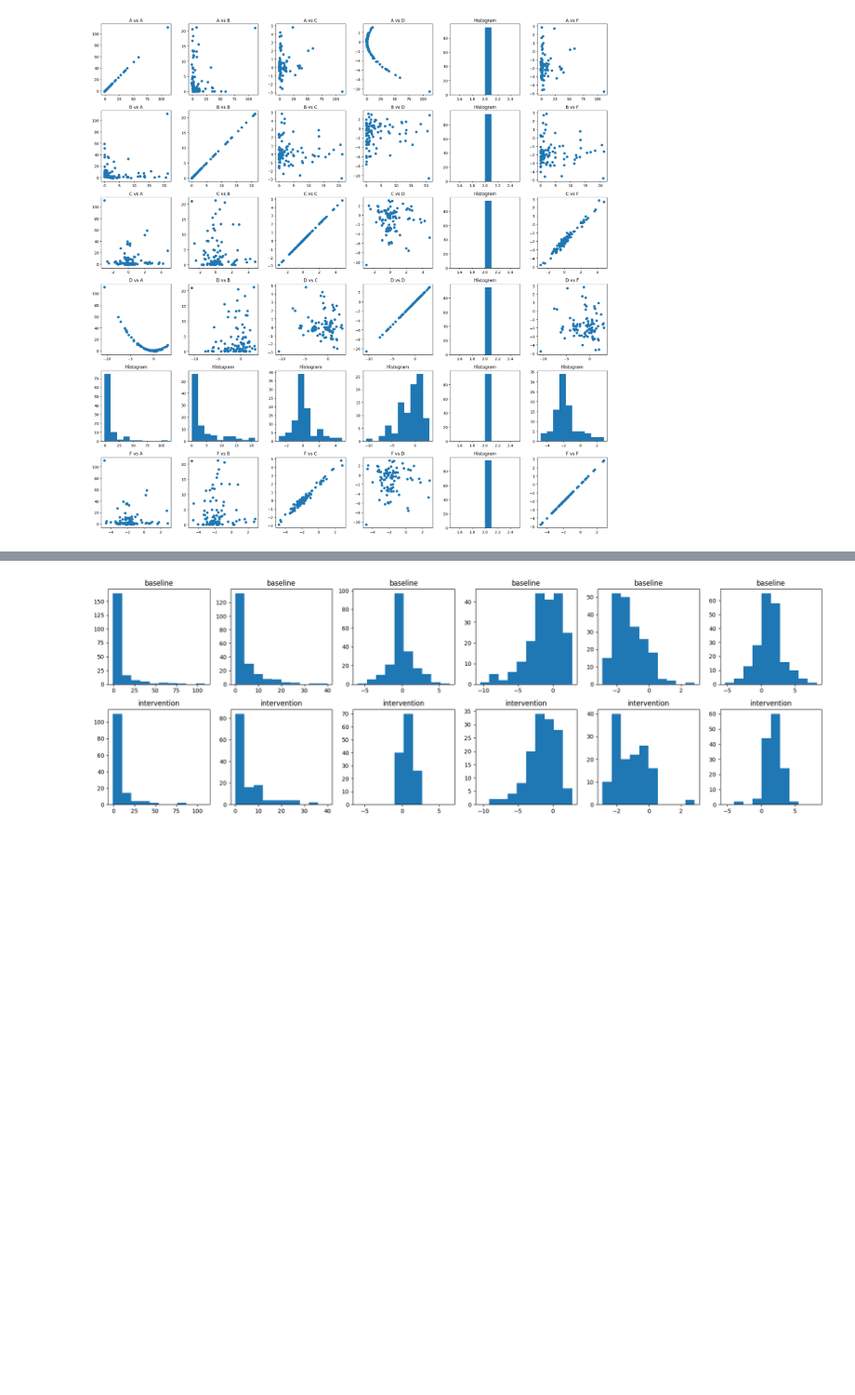
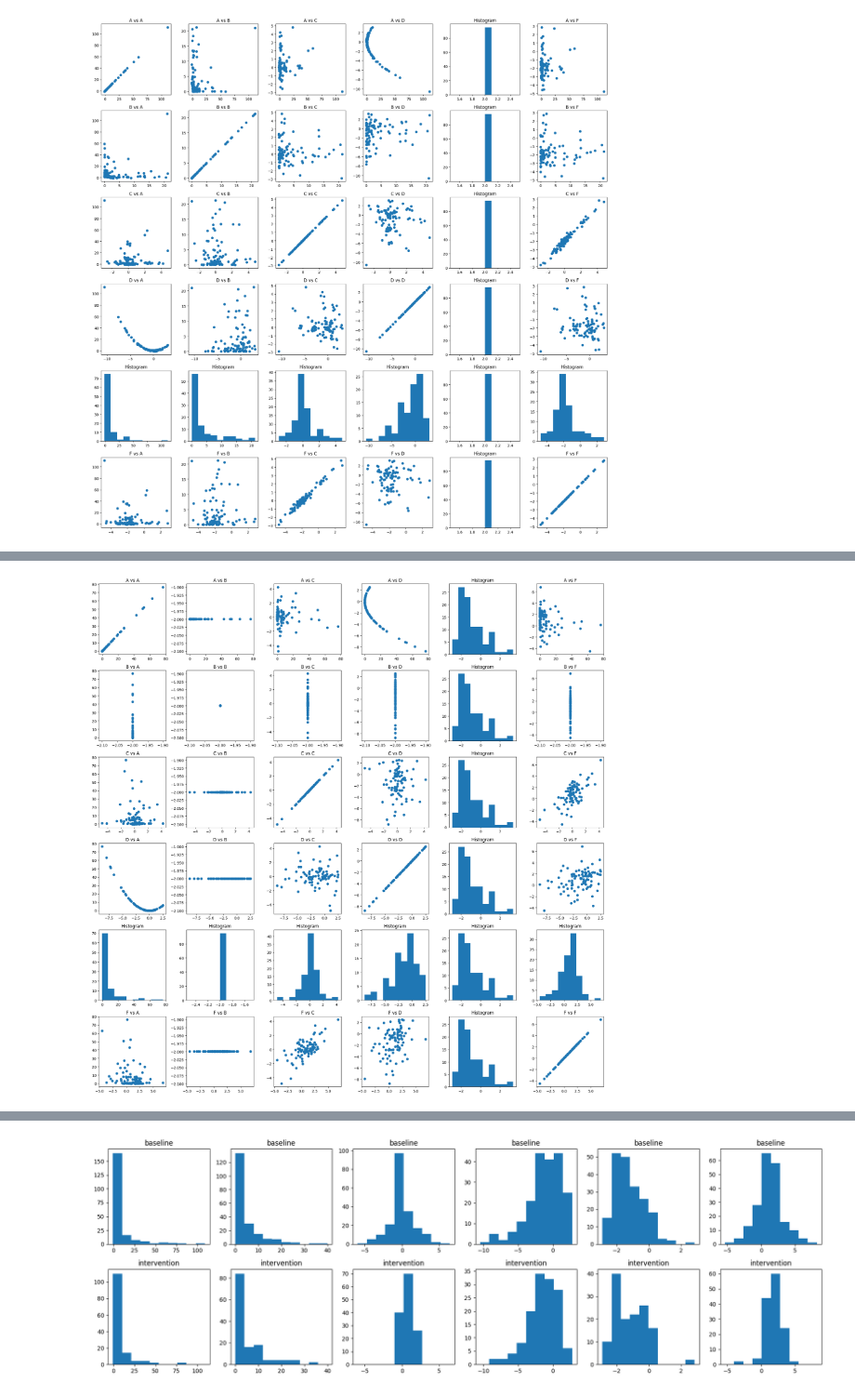
Before and after one commit to katinka314/AL_graph_project, a Jupyter notebook: scatterplots.ipynb, the cells around one changed output, grey strips where cells are left out. Shown at 93% size. Cells and saved outputs as stored; diff of their text form; code cells hidden in the pictures; blank space fills up the shorter version.

```diff
--- a/scatterplots.ipynb
+++ b/scatterplots.ipynb
@@ -63,0 +64,7 @@ plot_pairwise_hist(basedata, intE2_data * -1)
+# %%
+intBm2_path = "data/intervention_95_Bm2.csv"
+intBm2_data = load_data(datapath=intBm2_path)
+
+plot_grid_hist(intBm2_data, n=6, idx=4)
+# %% [output]
+[figure, added]
```
Also changed, not shown: parts of 4 cells of this notebook.
